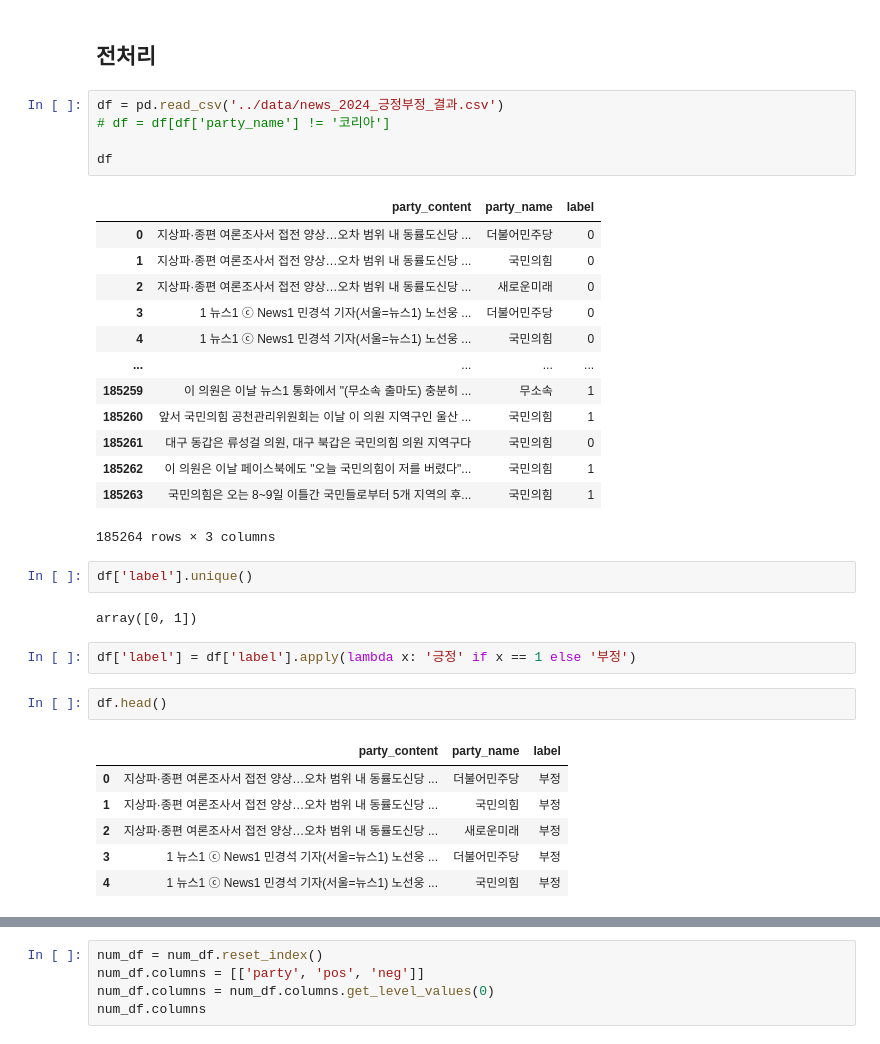
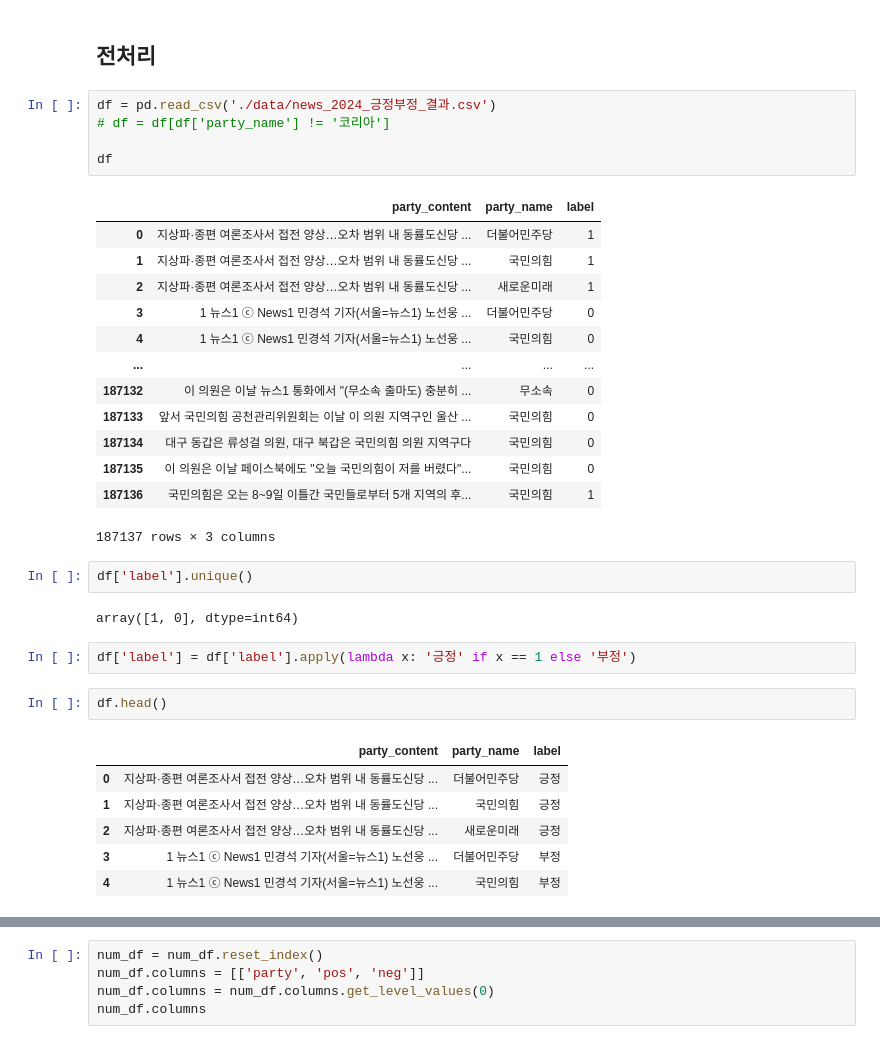
Before and after one commit to dbfla3831/STUDY, a Jupyter notebook: project/선거예측/news_2024_당선_예측.ipynb, the cells around one changed output, grey strips where cells are left out. Saved outputs shown, nothing was run; the diff lists cells and outputs as text.

```diff
--- a/project/선거예측/news_2024_당선_예측.ipynb
+++ b/project/선거예측/news_2024_당선_예측.ipynb
@@ -16,37 +16,37 @@ plt.rcParams['axes.unicode_minus'] =False
 # %% [markdown]
 ## 전처리
 # %%
-df = pd.read_csv('../data/news_2024_긍정부정_결과.csv')
+df = pd.read_csv('./data/news_2024_긍정부정_결과.csv')
 # df = df[df['party_name'] != '코리아']
 
 df
 # %% [output]
 |  | party_content | party_name | label |
-| 0 | 지상파·종편 여론조사서 접전 양상…오차 범위 내 동률도신당 ... | 더불어민주당 | 0 |
-| 1 | 지상파·종편 여론조사서 접전 양상…오차 범위 내 동률도신당 ... | 국민의힘 | 0 |
-| 2 | 지상파·종편 여론조사서 접전 양상…오차 범위 내 동률도신당 ... | 새로운미래 | 0 |
+| 0 | 지상파·종편 여론조사서 접전 양상…오차 범위 내 동률도신당 ... | 더불어민주당 | 1 |
+| 1 | 지상파·종편 여론조사서 접전 양상…오차 범위 내 동률도신당 ... | 국민의힘 | 1 |
+| 2 | 지상파·종편 여론조사서 접전 양상…오차 범위 내 동률도신당 ... | 새로운미래 | 1 |
 | 3 | 1 뉴스1 ⓒ News1 민경석 기자(서울=뉴스1) 노선웅 ... | 더불어민주당 | 0 |
 | 4 | 1 뉴스1 ⓒ News1 민경석 기자(서울=뉴스1) 노선웅 ... | 국민의힘 | 0 |
 | ... | ... | ... | ... |
-| 185259 | 이 의원은 이날 뉴스1 통화에서 "(무소속 출마도) 충분히 ... | 무소속 | 1 |
-| 185260 | 앞서 국민의힘 공천관리위원회는 이날 이 의원 지역구인 울산 ... | 국민의힘 | 1 |
-| 185261 | 대구 동갑은 류성걸 의원, 대구 북갑은 국민의힘 의원 지역구다 | 국민의힘 | 0 |
-| 185262 | 이 의원은 이날 페이스북에도 "오늘 국민의힘이 저를 버렸다"... | 국민의힘 | 1 |
-| 185263 | 국민의힘은 오는 8~9일 이틀간 국민들로부터 5개 지역의 후... | 국민의힘 | 1 |
+| 187132 | 이 의원은 이날 뉴스1 통화에서 "(무소속 출마도) 충분히 ... | 무소속 | 0 |
+| 187133 | 앞서 국민의힘 공천관리위원회는 이날 이 의원 지역구인 울산 ... | 국민의힘 | 0 |
+| 187134 | 대구 동갑은 류성걸 의원, 대구 북갑은 국민의힘 의원 지역구다 | 국민의힘 | 0 |
+| 187135 | 이 의원은 이날 페이스북에도 "오늘 국민의힘이 저를 버렸다"... | 국민의힘 | 0 |
+| 187136 | 국민의힘은 오는 8~9일 이틀간 국민들로부터 5개 지역의 후... | 국민의힘 | 1 |
-185264 rows × 3 columns
+187137 rows × 3 columns
 # %%
 df['label'].unique()
 # %% [output]
-array([0, 1])
+array([1, 0], dtype=int64)
 # %%
 df['label'] = df['label'].apply(lambda x: '긍정' if x == 1 else '부정')
 # %%
 df.head()
 # %% [output]
 |  | party_content | party_name | label |
-| 0 | 지상파·종편 여론조사서 접전 양상…오차 범위 내 동률도신당 ... | 더불어민주당 | 부정 |
-| 1 | 지상파·종편 여론조사서 접전 양상…오차 범위 내 동률도신당 ... | 국민의힘 | 부정 |
-| 2 | 지상파·종편 여론조사서 접전 양상…오차 범위 내 동률도신당 ... | 새로운미래 | 부정 |
+| 0 | 지상파·종편 여론조사서 접전 양상…오차 범위 내 동률도신당 ... | 더불어민주당 | 긍정 |
+| 1 | 지상파·종편 여론조사서 접전 양상…오차 범위 내 동률도신당 ... | 국민의힘 | 긍정 |
+| 2 | 지상파·종편 여론조사서 접전 양상…오차 범위 내 동률도신당 ... | 새로운미래 | 긍정 |
 | 3 | 1 뉴스1 ⓒ News1 민경석 기자(서울=뉴스1) 노선웅 ... | 더불어민주당 | 부정 |
 | 4 | 1 뉴스1 ⓒ News1 민경석 기자(서울=뉴스1) 노선웅 ... | 국민의힘 | 부정 |
 # %%
```
Also changed, not shown: parts of 13 cells of this notebook, 6 other files.
